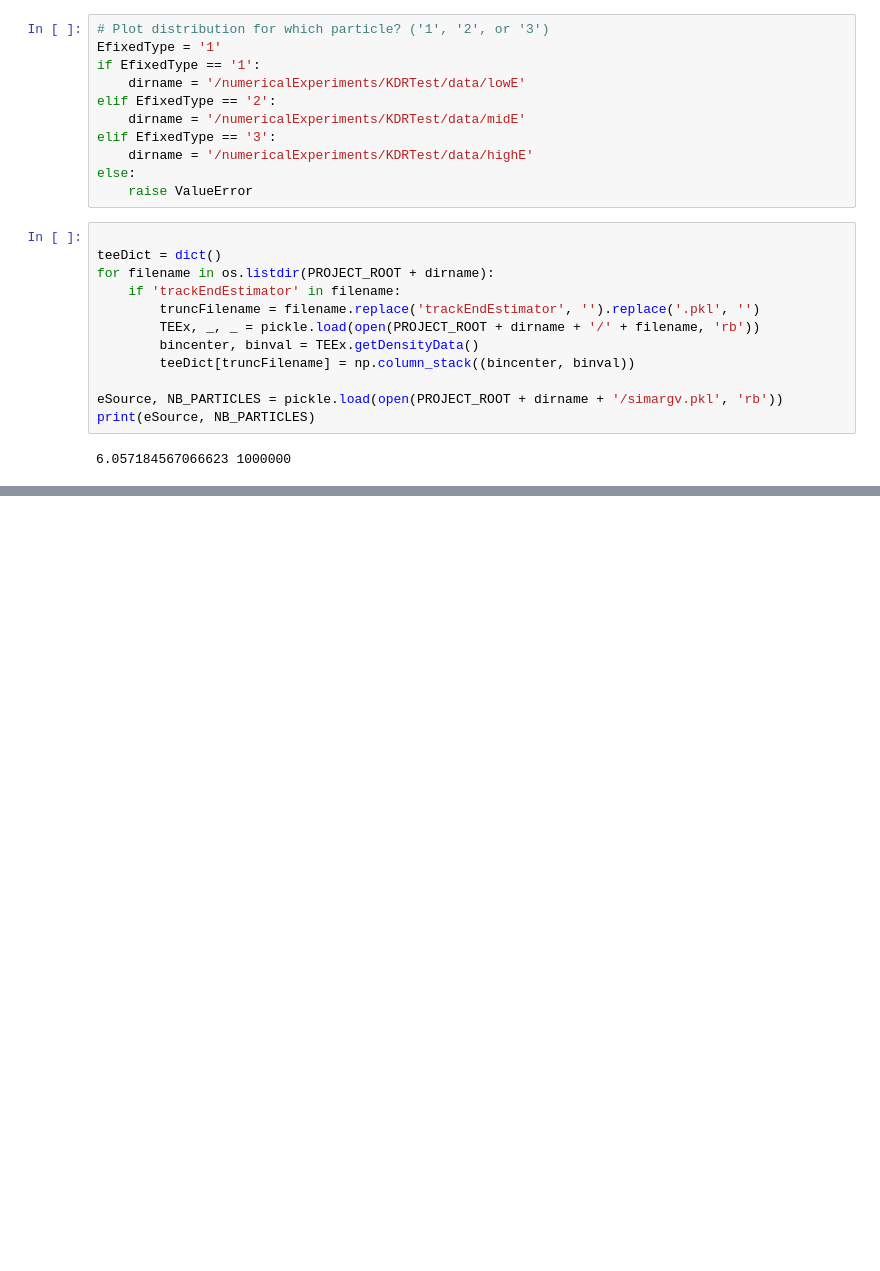
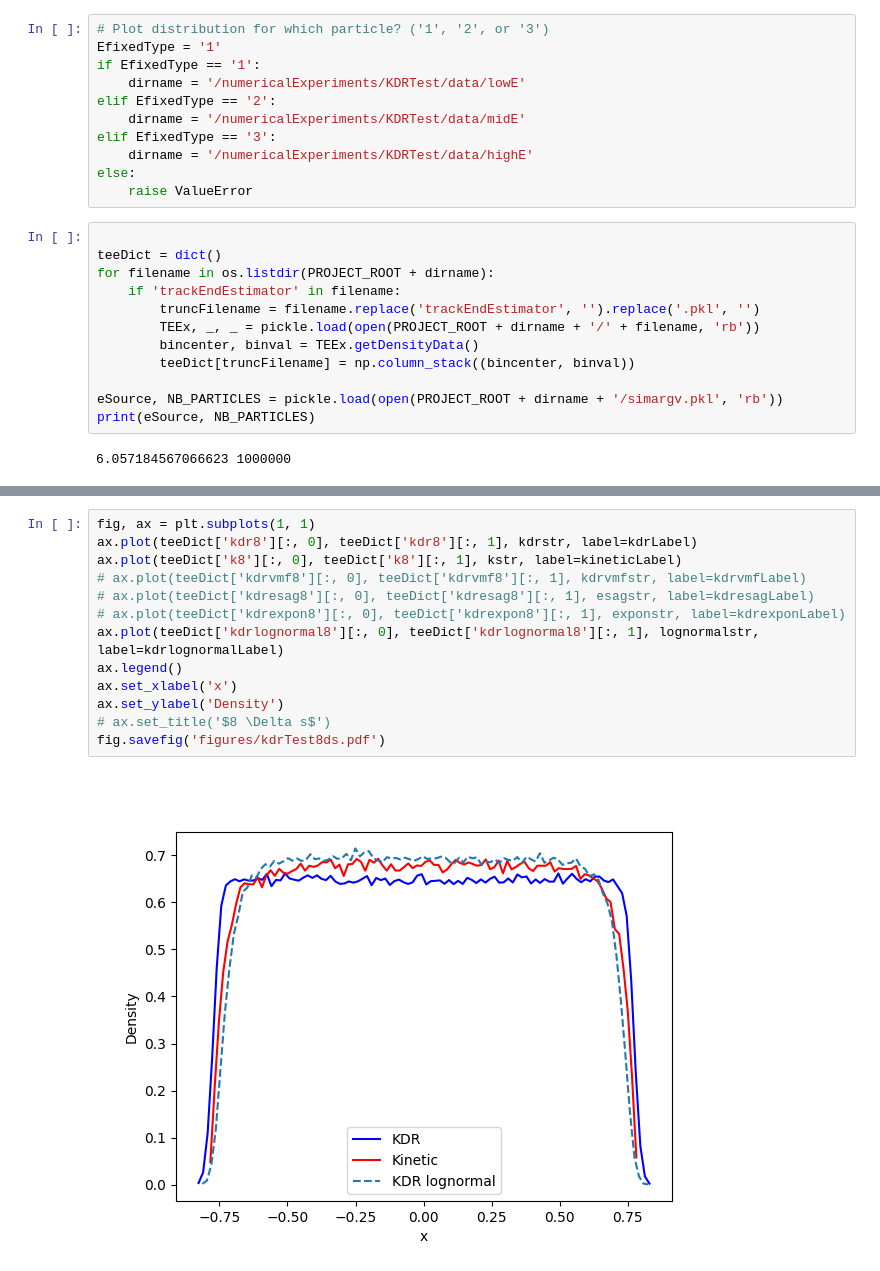
Before and after one commit to KlaasWillems/electronTransportCode, a Jupyter notebook: numericalExperiments/KDRTest/kdrTest.ipynb, the cells around one changed output, grey strips where cells are left out. Drawn from its saved outputs; the diff is of its cells as text; blank space fills up the shorter version.

```diff
--- a/numericalExperiments/KDRTest/kdrTest.ipynb
+++ b/numericalExperiments/KDRTest/kdrTest.ipynb
@@ -116,3 +130,18 @@ Text(0.5, 1.0, '$16 \\Delta s$')
+# %%
+fig, ax = plt.subplots(1, 1)
+ax.plot(teeDict['kdr8'][:, 0], teeDict['kdr8'][:, 1], kdrstr, label=kdrLabel)
+ax.plot(teeDict['k8'][:, 0], teeDict['k8'][:, 1], kstr, label=kineticLabel)
+# ax.plot(teeDict['kdrvmf8'][:, 0], teeDict['kdrvmf8'][:, 1], kdrvmfstr, label=kdrvmfLabel)
+# ax.plot(teeDict['kdresag8'][:, 0], teeDict['kdresag8'][:, 1], esagstr, label=kdresagLabel)
+# ax.plot(teeDict['kdrexpon8'][:, 0], teeDict['kdrexpon8'][:, 1], exponstr, label=kdrexponLabel)
+ax.plot(teeDict['kdrlognormal8'][:, 0], teeDict['kdrlognormal8'][:, 1], lognormalstr, label=kdrlognormalLabel)
+ax.legend()
+ax.set_xlabel('x')
+ax.set_ylabel('Density')
+# ax.set_title('$8 \Delta s$')
+fig.savefig('figures/kdrTest8ds.pdf')
+# %% [output]
+[figure, added]
 # %%
 fig, ax = plt.subplots(1, 1)
 ax.plot(teeDict['kdr16'][:, 0], teeDict['kdr16'][:, 1], kdrstr, label=kdrLabel)
```
Also changed, not shown: parts of 3 cells of this notebook, 3 other files.
